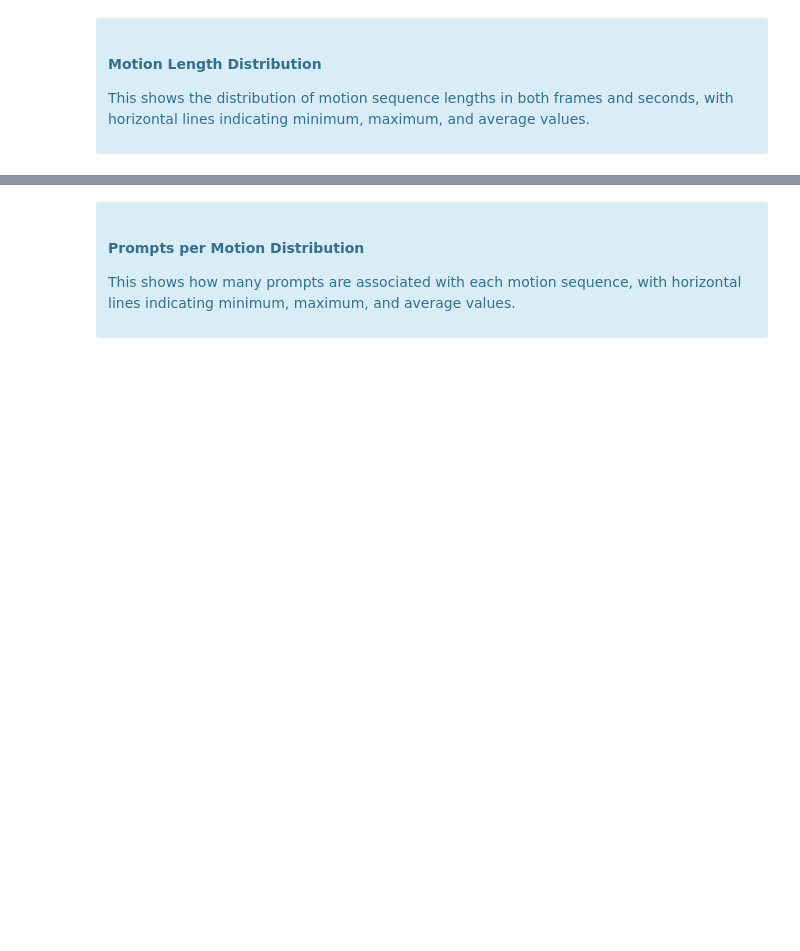
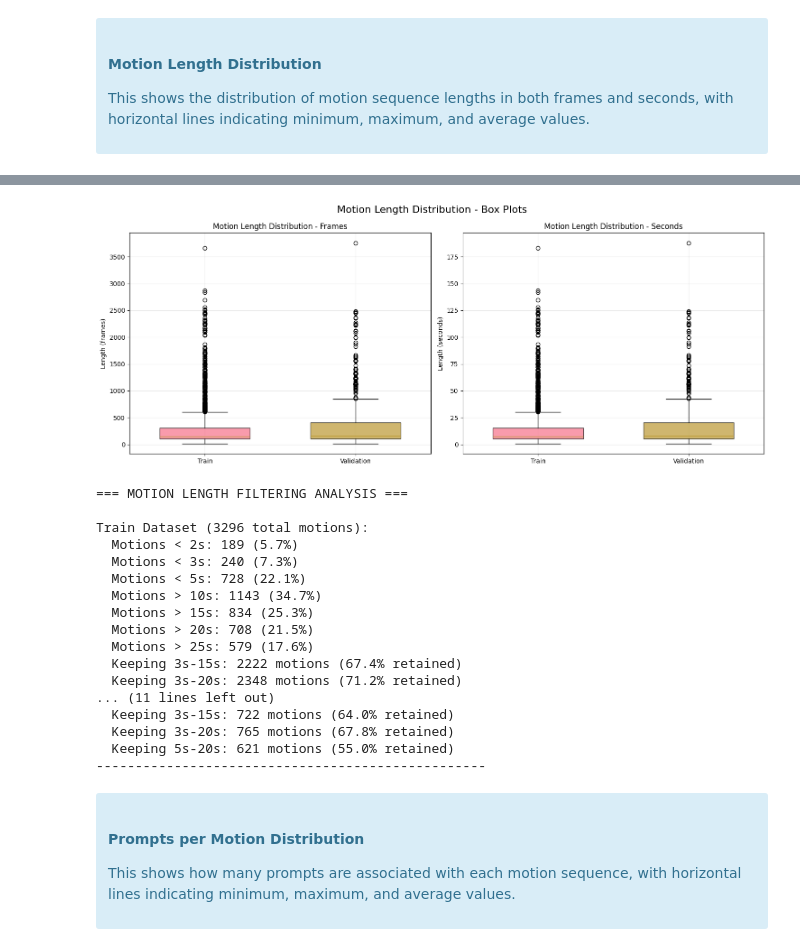
Before and after one commit to raideno/MoLiNER, a Jupyter notebook: notebooks/babel.analysis.ipynb, the cells around one changed output, grey strips where cells are left out. Cells and saved outputs as stored; diff of their text form; code cells hidden in the pictures; blank space fills up the shorter version.

```diff
--- a/notebooks/babel.analysis.ipynb
+++ b/notebooks/babel.analysis.ipynb
@@ -283,4 +301,81 @@ Validation Dataset:
 --------------------------------------------------
+# %%
+fig, axes = plt.subplots(1, 2, figsize=(15, 6))
+fig.suptitle('Motion Length Distribution - Box Plots', fontsize=16)
+
+datasets = ['Train', 'Validation']
+for i, analysis in enumerate([train_analysis, validation_analysis]):
+    name = analysis['dataset_name']
+    lengths_frames = analysis['motion_lengths_frames']
+    lengths_seconds = analysis['motion_lengths_seconds']
+
+    if lengths_frames:
+        box_data_frames = [lengths_frames]
+        bp1 = axes[0].boxplot(box_data_frames, positions=[i+1], widths=0.6, patch_artist=True)
+        bp1['boxes'][0].set_facecolor(f'C{i}')
+        bp1['boxes'][0].set_alpha(0.7)
+
+        box_data_seconds = [lengths_seconds]
+        bp2 = axes[1].boxplot(box_data_seconds, positions=[i+1], widths=0.6, patch_artist=True)
+        bp2['boxes'][0].set_facecolor(f'C{i}')
+        bp2['boxes'][0].set_alpha(0.7)
+
+axes[0].set_title('Motion Length Distribution - Frames')
+axes[0].set_ylabel('Length (frames)')
+axes[0].set_xticks([1, 2])
+axes[0].set_xticklabels(datasets)
+axes[0].grid(True, alpha=0.3)
+
+axes[1].set_title('Motion Length Distribution - Seconds')
+axes[1].set_ylabel('Length (seconds)')
+axes[1].set_xticks([1, 2])
+axes[1].set_xticklabels(datasets)
+axes[1].grid(True, alpha=0.3)
+
+plt.tight_layout()
+plt.show()
+
+print("=== MOTION LENGTH FILTERING ANALYSIS ===")
+for analysis in [train_analysis, validation_analysis]:
+    name = analysis['dataset_name']
+    lengths_seconds = analysis['motion_lengths_seconds']
+
+    if lengths_seconds:
+        total_motions = len(lengths_seconds)
+        print(f"\n{name} Dataset ({total_motions} total motions):")
+
+        for min_threshold in [2, 3, 5]:
+            filtered_min = np.sum(np.array(lengths_seconds) < min_threshold)
+            print(f"  Motions < {min_threshold}s: {filtered_min} ({filtered_min/total_motions*100:.1f}%)")
+
+        for max_threshold in [10, 15, 20, 25]:
+            filtered_max = np.sum(np.array(lengths_seconds) > max_threshold)
+            print(f"  Motions > {max_threshold}s: {filtered_max} ({filtered_max/total_motions*100:.1f}%)")
+
+        for min_t, max_t in [(3, 15), (3, 20), (5, 20)]:
+            filtered_both = np.sum((np.array(lengths_seconds) < min_t) | (np.array(lengths_seconds) > max_t))
+            remaining = total_motions - filtered_both
+            print(f"  Keeping {min_t}s-{max_t}s: {remaining} motions ({remaining/total_motions*100:.1f}% retained)")
+    print("-" * 50)
+# %% [output]
+[figure, added]
+=== MOTION LENGTH FILTERING ANALYSIS ===
+
+Train Dataset (3296 total motions):
+  Motions < 2s: 189 (5.7%)
+  Motions < 3s: 240 (7.3%)
+  Motions < 5s: 728 (22.1%)
+  Motions > 10s: 1143 (34.7%)
+  Motions > 15s: 834 (25.3%)
+  Motions > 20s: 708 (21.5%)
+  Motions > 25s: 579 (17.6%)
+  Keeping 3s-15s: 2222 motions (67.4% retained)
+  Keeping 3s-20s: 2348 motions (71.2% retained)
+... (11 lines left out)
+  Keeping 3s-15s: 722 motions (64.0% retained)
+  Keeping 3s-20s: 765 motions (67.8% retained)
+  Keeping 5s-20s: 621 motions (55.0% retained)
+--------------------------------------------------
 # %% [markdown]
 <div class="alert alert-info">
 
```
Also changed, not shown: parts of 14 cells of this notebook, 51 other files.
